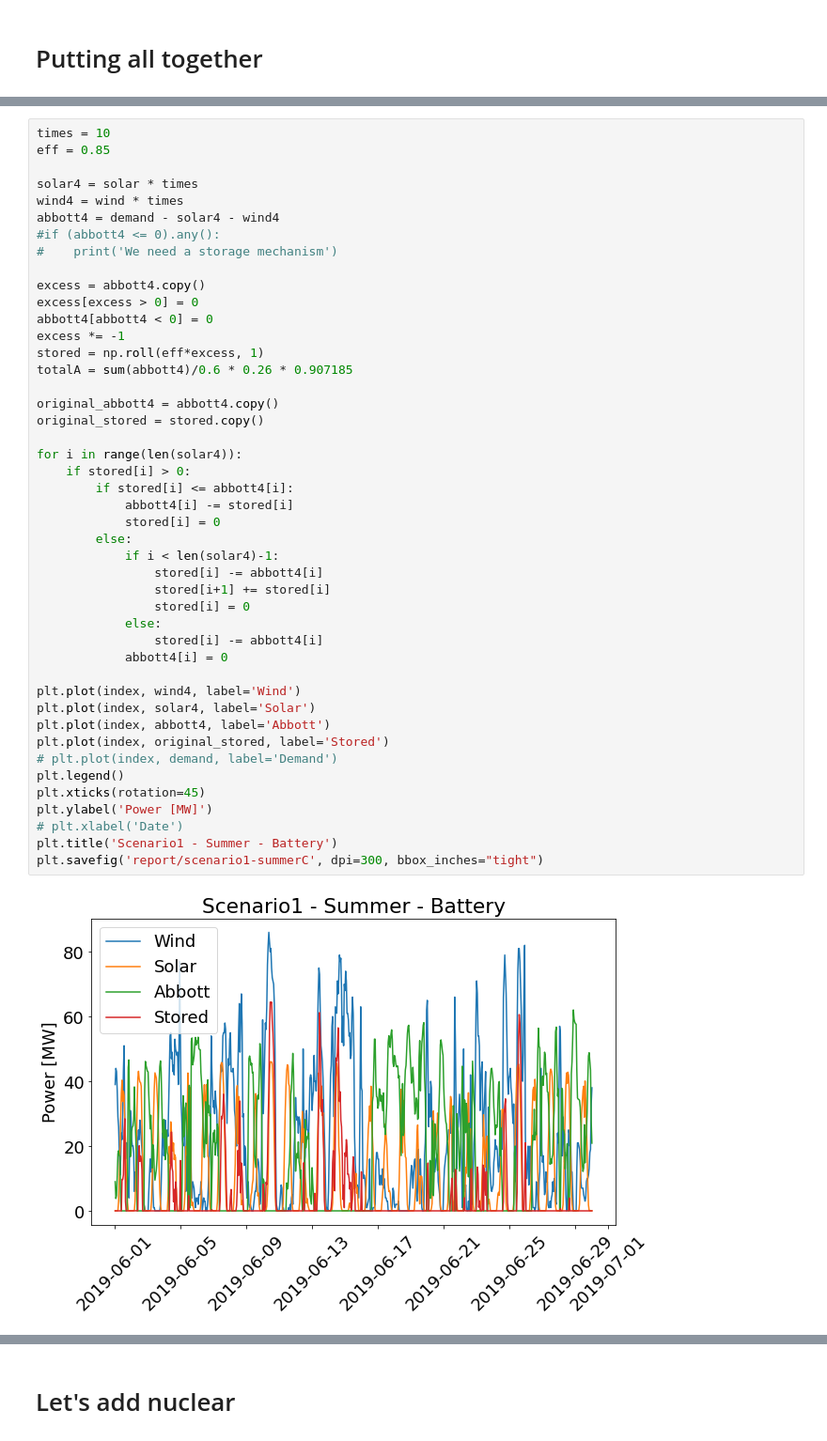
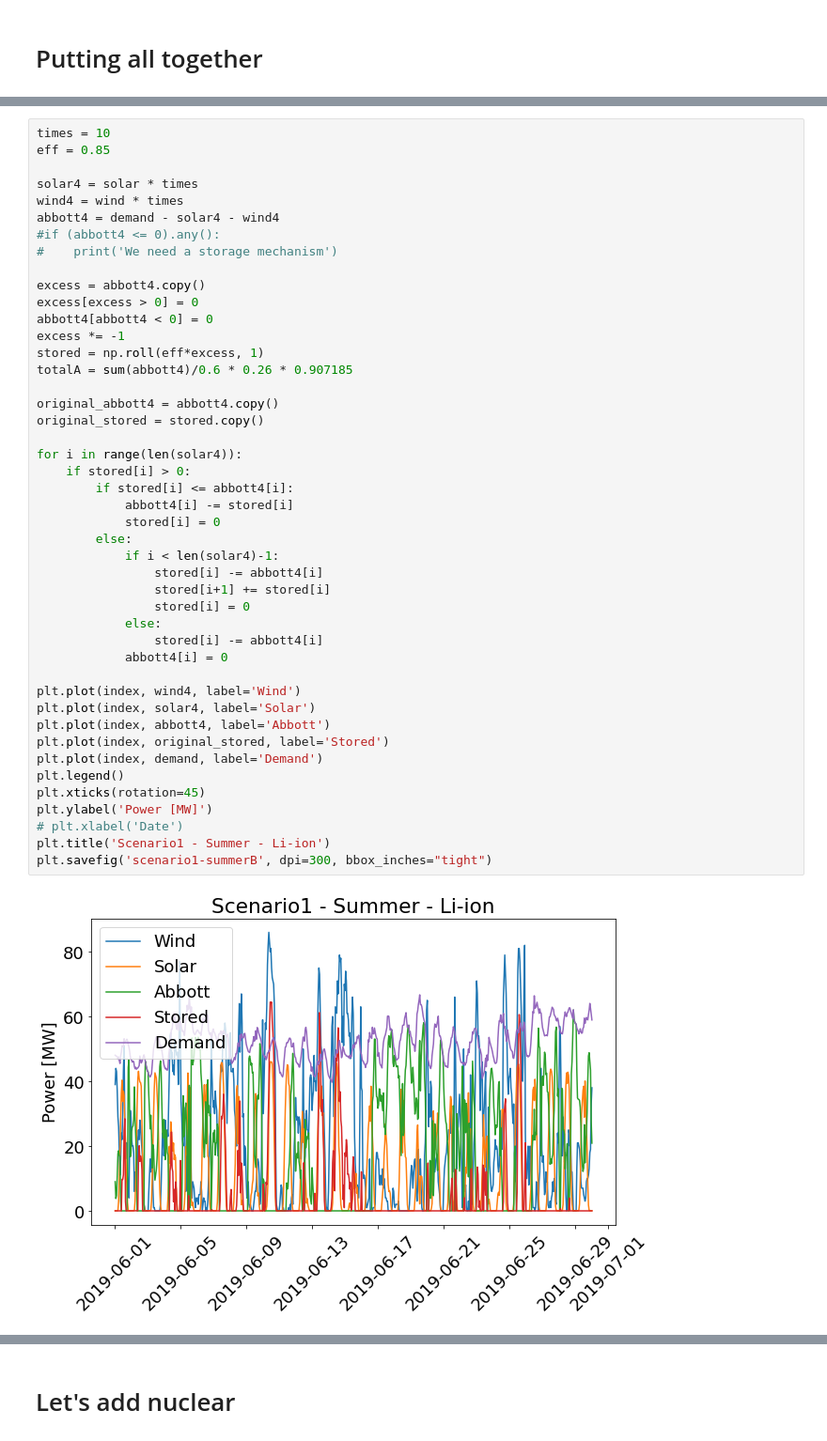
Before and after one commit to robfairh/uiuc-grid, a Jupyter notebook: alternative-summer.ipynb, the cells around one changed output, grey strips where cells are left out. Shown at 94% size. Cells and saved outputs as stored; diff of their text form.

Commit message:
working on Scenario 1 results

```diff
--- a/alternative-summer.ipynb
+++ b/alternative-summer.ipynb
@@ -419,34 +474,34 @@ abbott4[abbott4 < 0] = 0
 excess *= -1
 stored = np.roll(eff*excess, 1)
 totalA = sum(abbott4)/0.6 * 0.26 * 0.907185
 
 original_abbott4 = abbott4.copy()
 original_stored = stored.copy()
 
 for i in range(len(solar4)):
     if stored[i] > 0:
         if stored[i] <= abbott4[i]:
             abbott4[i] -= stored[i]
             stored[i] = 0
         else:
             if i < len(solar4)-1:
                 stored[i] -= abbott4[i]
                 stored[i+1] += stored[i]
                 stored[i] = 0
             else:
                 stored[i] -= abbott4[i]
             abbott4[i] = 0
 
 plt.plot(index, wind4, label='Wind')
 plt.plot(index, solar4, label='Solar')
 plt.plot(index, abbott4, label='Abbott')
 plt.plot(index, original_stored, label='Stored')
-# plt.plot(index, demand, label='Demand')
+plt.plot(index, demand, label='Demand')
 plt.legend()
 plt.xticks(rotation=45)
 plt.ylabel('Power [MW]')
 # plt.xlabel('Date')
-plt.title('Scenario1 - Summer - Battery')
-plt.savefig('report/scenario1-summerC', dpi=300, bbox_inches="tight")
+plt.title('Scenario1 - Summer - Li-ion')
+plt.savefig('scenario1-summerB', dpi=300, bbox_inches="tight")
 # %% [output]
-[figure, old version]
+[figure, new version]
```
Also changed, not shown: parts of 8 cells of this notebook, 2 other files.
